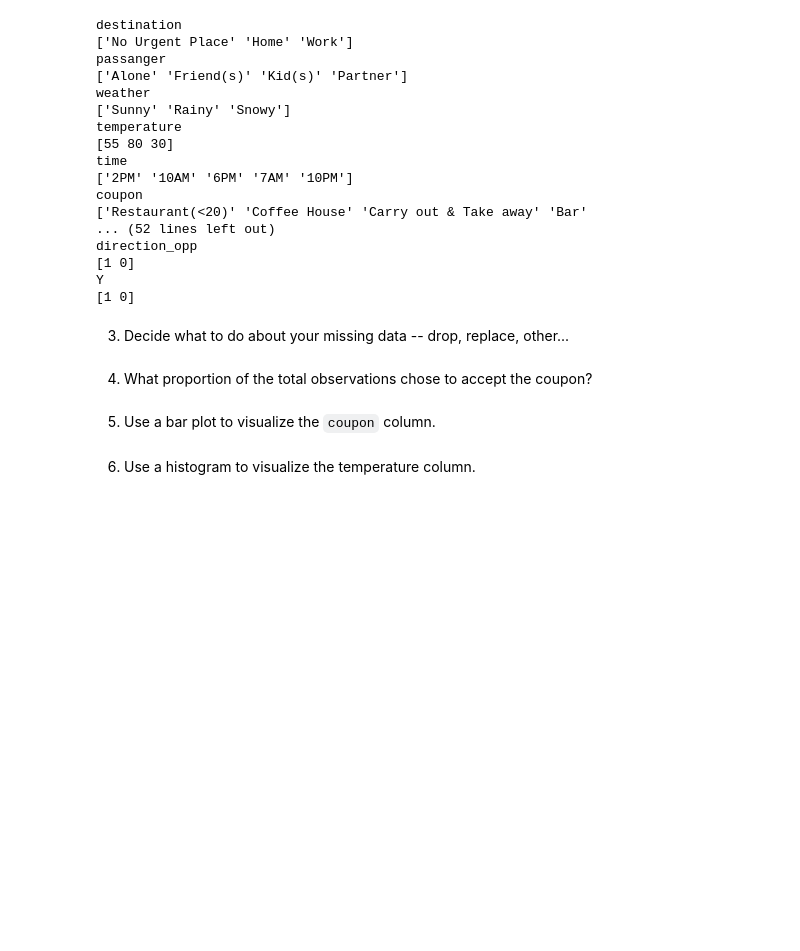
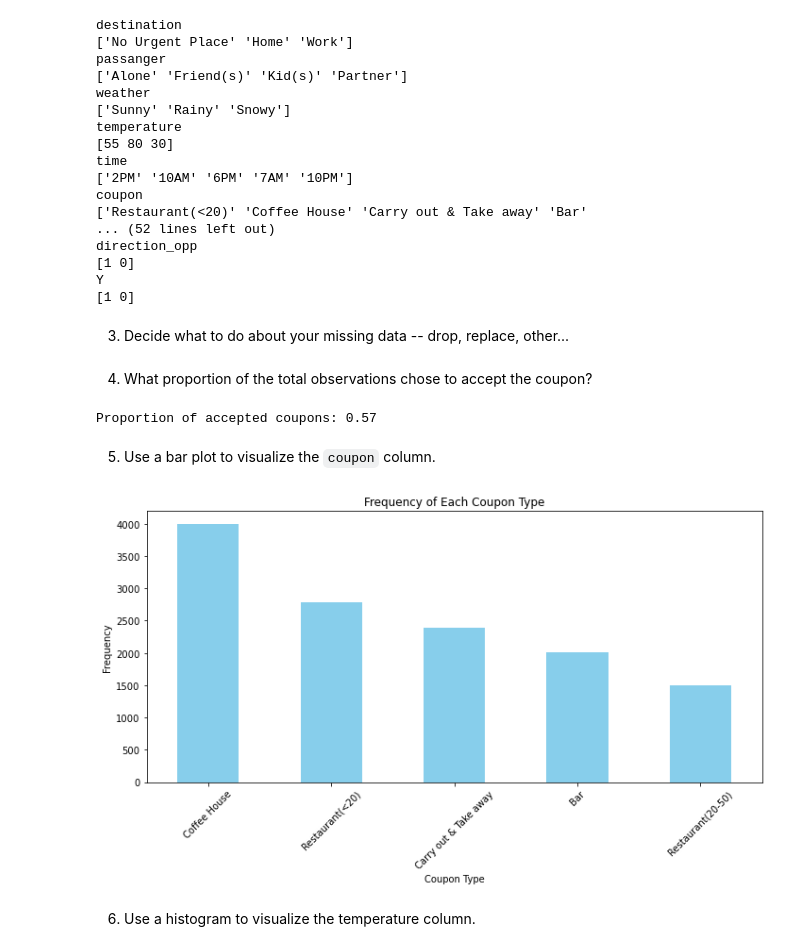
Before and after one commit to modhaffersaidi1/AmazonCouponAnalysis, a Jupyter notebook: AnalyzeAmazonSurveyDataForCouponAcceptance.ipynb, the cells around one changed output. Saved outputs shown, nothing was run; the diff lists cells and outputs as text; code cells hidden in the pictures; blank space fills up the shorter version.

```diff
--- a/AnalyzeAmazonSurveyDataForCouponAcceptance.ipynb
+++ b/AnalyzeAmazonSurveyDataForCouponAcceptance.ipynb
@@ -68,7 +68,7 @@ Use the prompts below to get started with your data analysis.
 1. Read in the `coupons.csv` file.
 # %%
 #load the csv file into a pandas dataframe
-data = pd.read_csv('data/coupons.csv')
+df = pd.read_csv('data/coupons.csv')
 # %%
 #allow to display all columns and rows
 pd.set_option('display.max_columns', None)
@@ -138,6 +165,32 @@ Y
 # %% [markdown]
 4. What proportion of the total observations chose to accept the coupon?
+# %%
+# Calculate the proportion of accepted coupons
+accepted_coupons = df['Y'].sum()
+total_observations = len(df)
+proportion_accepted = accepted_coupons / total_observations
+
+print(f"Proportion of accepted coupons: {proportion_accepted:.2f}")
+# %% [output]
+Proportion of accepted coupons: 0.57
 # %% [markdown]
 5. Use a bar plot to visualize the `coupon` column.
+# %%
+# Count the frequency of each type of coupon
+coupon_counts = df['coupon'].value_counts()
+
+# Create a bar plot
+plt.figure(figsize=(10, 6))
+coupon_counts.plot(kind='bar', color='skyblue')
+plt.title('Frequency of Each Coupon Type')
+plt.xlabel('Coupon Type')
+plt.ylabel('Frequency')
+plt.xticks(rotation=45)
+plt.tight_layout()
+
+# Show the plot
+plt.show()
+# %% [output]
+[figure, added]
 # %% [markdown]
 6. Use a histogram to visualize the temperature column.
```
Also changed, not shown: parts of 15 cells of this notebook.
